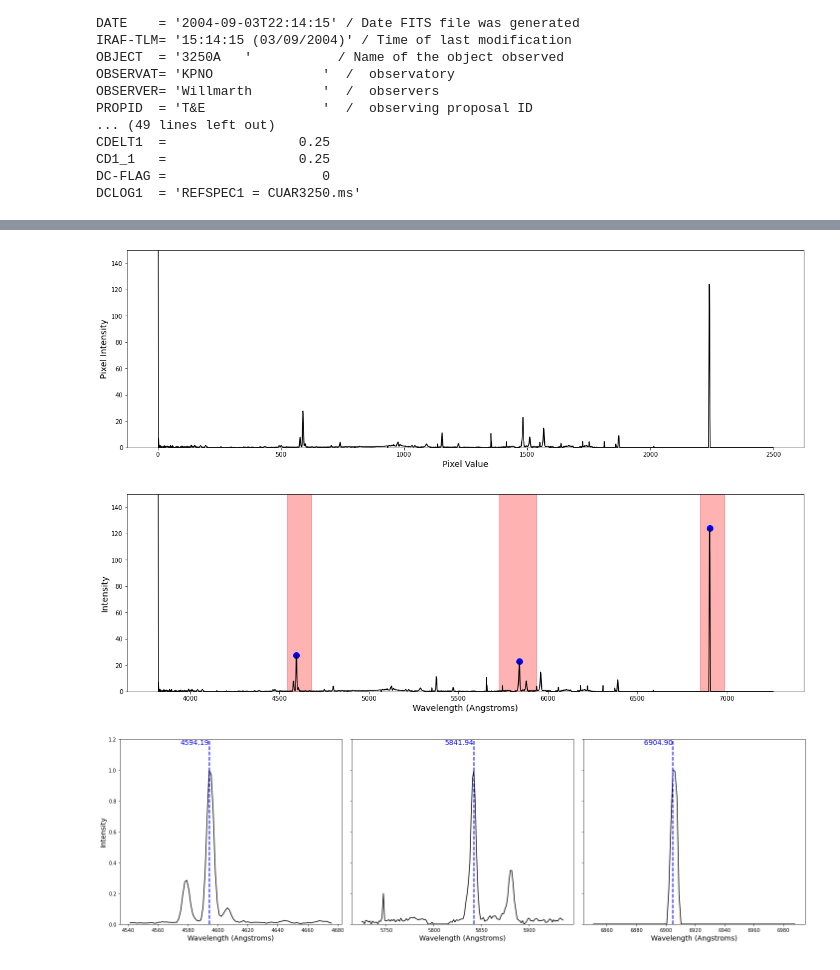
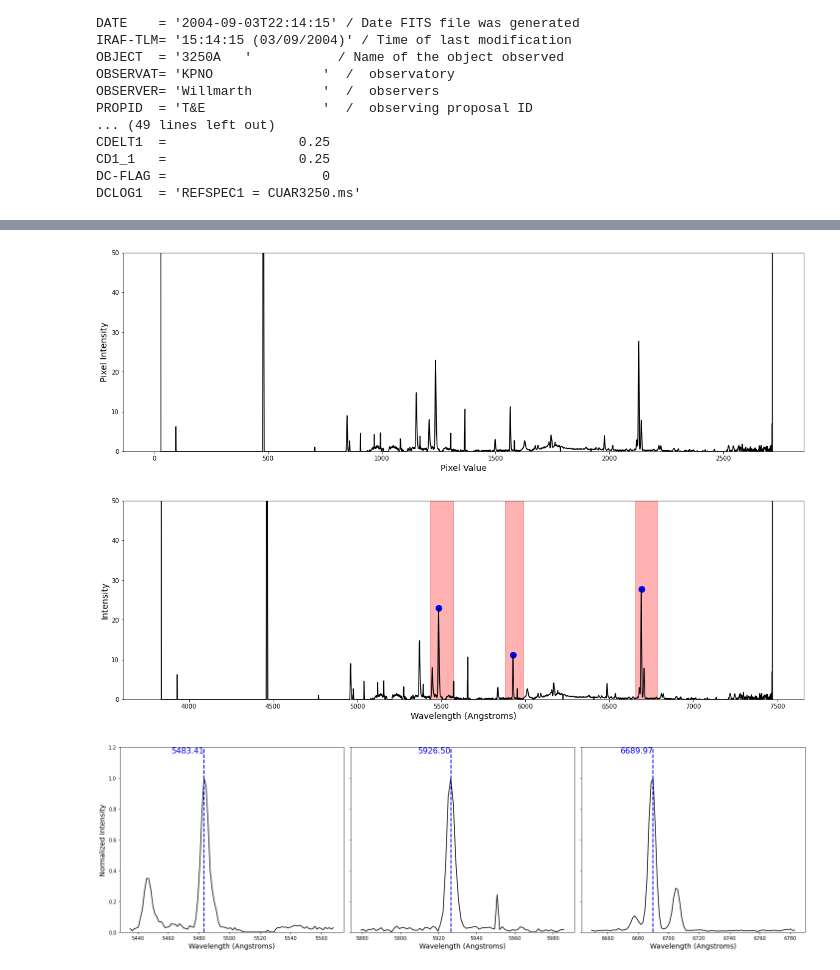
Before and after one commit to astronamanj/641_Observational_Techniques, a Jupyter notebook: omm_spectograph/calibration_and_analysis.ipynb, the cells around one changed output, grey strips where cells are left out. Cells and saved outputs as stored; diff of their text form; code cells hidden in the pictures.

```diff
--- a/omm_spectograph/calibration_and_analysis.ipynb
+++ b/omm_spectograph/calibration_and_analysis.ipynb
@@ -45,9 +56,9 @@ DISPAXIS=                    1  / Direction spectrale
 # %%
-arc_spectrum = fn.spectrum(arc, 300, 20)
+arc_spectrum = fn.spectrum(arc, 300, 10)
 arc_spectrum = np.flip(arc_spectrum)
 
 fig, ax = plt.subplots(figsize=(15, 5))
-ax.plot(arc_spectrum, color='black')
+ax.plot(arc_spectrum, color='forestgreen')
 ax.set_xlabel('X Pixels')
 ax.set_ylabel('Pixel Intensity')
 #ax.set_yscale('log')
@@ -129,7 +142,16 @@ plt.show()
 # %%
-plt.figure(figsize=(6, 6))
-plt.scatter(peaks, lines, color='black')
-coefficients = np.polynomial.legendre.legfit(peaks, lines, deg=3)
+for deg in range(2, 6):
+    coefficients = np.polynomial.legendre.legfit(peaks, lines, deg)
+    fit_line = np.polynomial.legendre.legval(peaks, coefficients)
+    chi_squared = np.sum((lines - fit_line) ** 2)
+    rms = np.sqrt(np.mean((lines - fit_line) ** 2))
+    print(f"Degree: {deg}, Chi Squared: {chi_squared}, RMS: {rms}")
+
+# Perform a 4th degree polynomial fit
+# Choosing an error of 50 to account for resolving FWHM of a peak and uncertainty in peak location
+plt.figure(figsize=(8, 8))
+plt.errorbar(peaks, lines, xerr=50, fmt='o', color='black', ecolor='gray', capsize=5)
+coefficients = np.polynomial.legendre.legfit(peaks, lines, 4)
 fit_line = np.polynomial.legendre.legval(peaks, coefficients)
 plt.plot(peaks, fit_line, color='red')
 plt.xlabel('Pixel Number', fontsize=14)
@@ -137,6 +159,7 @@ plt.ylabel('Wavelength (Angstroms)', fontsize=14)
 plt.show()
 
 # Perform a straight line fit
+# Suggests that an error of ~10 pixels in the peak location corresponds to an error of ~15 Angstroms in the wavelength
 slope, intercept = np.polyfit(peaks, lines, 1)
 print(f"Slope: {slope}")
 # %% [output]
@@ -145,32 +195,36 @@ Slope: 1.3907746135149899
 # %%
+# Import source data and calculate the spectrum
 data = np.load('data/data.npy')
 data_spectrum = fn.spectrum(data, 120, 30)
 data_spectrum[data_spectrum < 0] = 0
-# data_spectrum = np.flip(data_spectrum)
-data_spectrum = data_spectrum[:2500]
+data_spectrum = np.flip(data_spectrum)
+data_spectrum = data_spectrum
 
-pixels = np.arange(0, 2500)
-wavelengths = np.polynomial.legendre.legval(pixels, coefficients)
-
-# pixel plot
+# Plot the spectrum as a function of detector pixels
 fig, ax = plt.subplots(figsize=(20, 6))
 ax.plot(data_spectrum, color='black')
 ax.set_xlabel('Pixel Value', fontsize=14)
 ax.set_ylabel('Pixel Intensity', fontsize=14)
-#ax.set_xscale('log')
-ax.set_ylim(0, 150)
+# ax.set_xscale('log')
+ax.set_ylim(0, 50)
 plt.show()
 
-# wavelength plot
+# Identify most intense peaks
+ranges = [(1200, 1300), (1530, 1610), (2100, 2200)]
+
+# Plot the spectrum as a function of wavelength using the calibration fit
 fig, ax = plt.subplots(figsize=(20, 6))
+pixels = np.arange(0, len(data_spectrum))
+wavelengths = np.polynomial.legendre.legval(pixels, coefficients)
+
 ax.plot(wavelengths, data_spectrum, color='black')
 ax.set_xlabel('Wavelength (Angstroms)', fontsize=14)
 ax.set_ylabel('Intensity', fontsize=14)
-#ax.set_xscale('log')
-ax.set_ylim(0, 150)
+# ax.set_xscale('log')
+ax.set_ylim(0, 50)
 
-ranges = [(550, 650), (1400, 1550), (2200, 2300)]
-
+# Find the wavelengths of the peaks
+peak_wavelengths = []
 for i, (start, end) in enumerate(ranges):
     ax.axvspan(
         np.polynomial.legendre.legval(start, coefficients),
@@ -178,39 +232,37 @@ for i, (start, end) in enumerate(ranges):
         color='red',
         alpha=0.3
     )
-
-peak_wavelengths = []
-for start, end in ranges:
     max_value, peak = fn.find_maximum_peak_in_range(data_spectrum, start, end)
     peak = np.polynomial.legendre.legval(peak, coefficients)
     peak_wavelengths.append(peak)
     ax.scatter(peak, max_value, color='blue', s=100)
 
 plt.show()
 
+# Plot the peaks individually
 fig, axs = plt.subplots(1, 3, figsize=(20, 6), sharey=True)
 fig.subplots_adjust(hspace=0., wspace=0.)
 
 for ax, (start, end), w in zip(axs, ranges, peak_wavelengths):
     norm_spectrum = data_spectrum[start:end] / np.max(data_spectrum[start:end])
     ax.plot(
         np.polynomial.legendre.legval(
             np.arange(start, end),
             coefficients
         ),
         norm_spectrum,
         color='black'
     )
     ax.set_xlabel('Wavelength (Angstroms)', fontsize=14)
     if ax == axs[0]:
-        ax.set_ylabel('Intensity', fontsize=14)
+        ax.set_ylabel('Normalized Intensity', fontsize=14)
     ax.set_ylim(0, 1.2)
-    ax.axvline(w, color='blue', linestyle='--', linewidth=2)
-    ax.text(w, ax.get_ylim()[1], f'{w:.2f}', fontsize=14, verticalalignment='top', horizontalalignment='right', color='blue')
+    ax.axvline(w, color='blue', linestyle='--', linewidth=2, label=f'{w:.2f}')
+    ax.text(w, ax.get_ylim()[1], f'{w:.2f}', fontsize=16, verticalalignment='top', horizontalalignment='right', color='blue')
 
 plt.tight_layout()
 plt.show()
 # %% [output]
-[figure, old version]
+[figure, new version]
-[figure, old version]
+[figure, new version]
-[figure, old version]
+[figure, new version]
```
Also changed, not shown: parts of 7 cells of this notebook, 3 other files.
